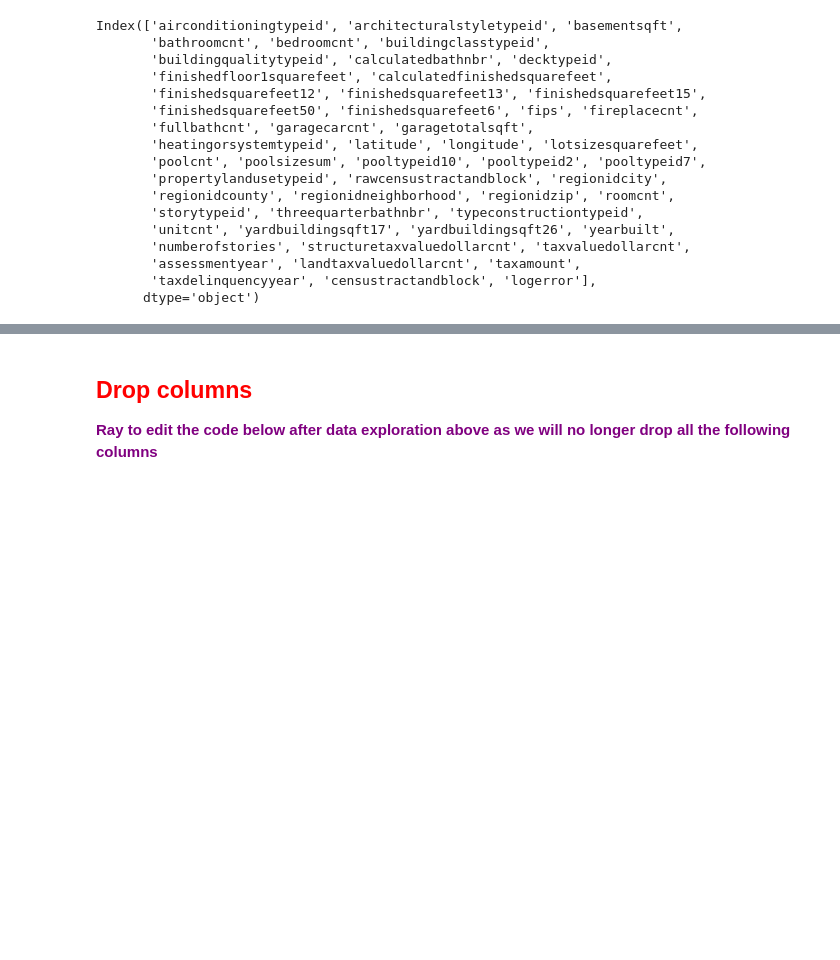
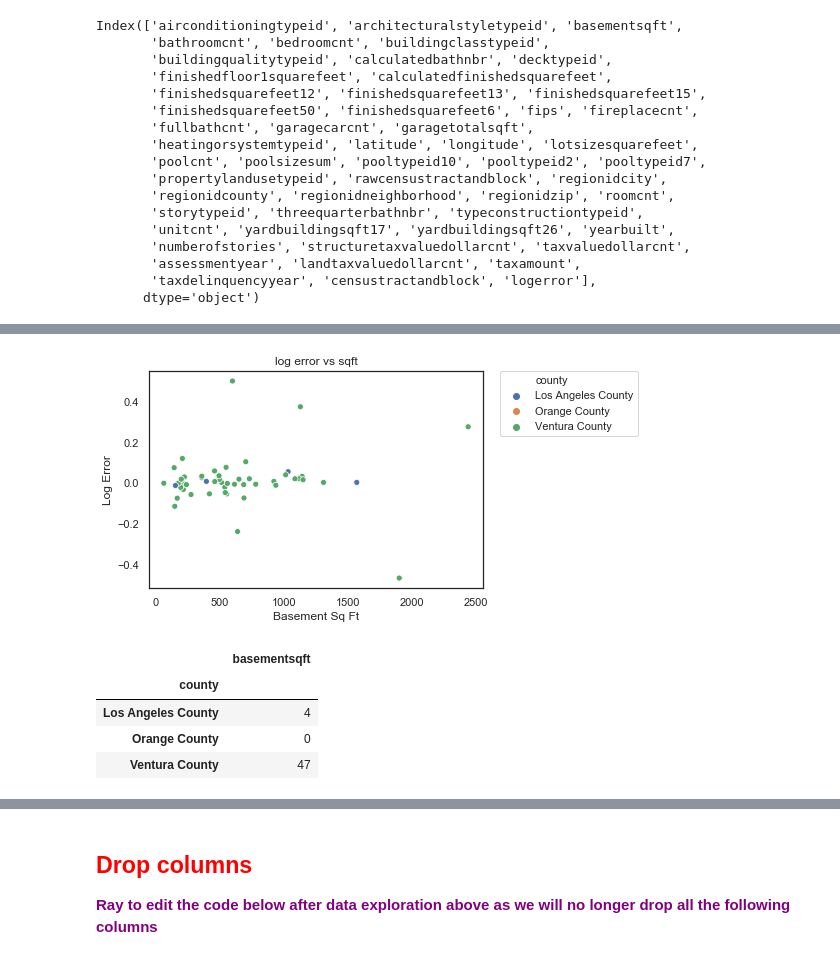
Before and after one commit to AustinDoolittle/W207-Final-Project, a Jupyter notebook: combined_eda.ipynb, the cells around one changed output, grey strips where cells are left out. Saved outputs shown, nothing was run; the diff lists cells and outputs as text; code cells hidden in the pictures; blank space fills up the shorter version.

```diff
--- a/combined_eda.ipynb
+++ b/combined_eda.ipynb
@@ -313,0 +242,16 @@ plt.show()
+# %%
+xvar = 'basementsqft'
+sns.scatterplot(x = 'basementsqft', y = 'logerror', hue = 'county', data = ray_df).set_title('log error vs sqft')
+plt.legend(bbox_to_anchor=(1.05, 1), loc=2, borderaxespad=0.)
+plt.xlabel("Basement Sq Ft")
+plt.ylabel("Log Error")
+plt.show()
+
+display(ray_df.groupby(['county'],axis = 0).count()[[xvar]])
+# %% [output]
+[figure, added]
+|  | basementsqft |
+| county |  |
+| Los Angeles County | 4 |
+| Orange County | 0 |
+| Ventura County | 47 |
```
Also changed, not shown: parts of 53 cells of this notebook.
